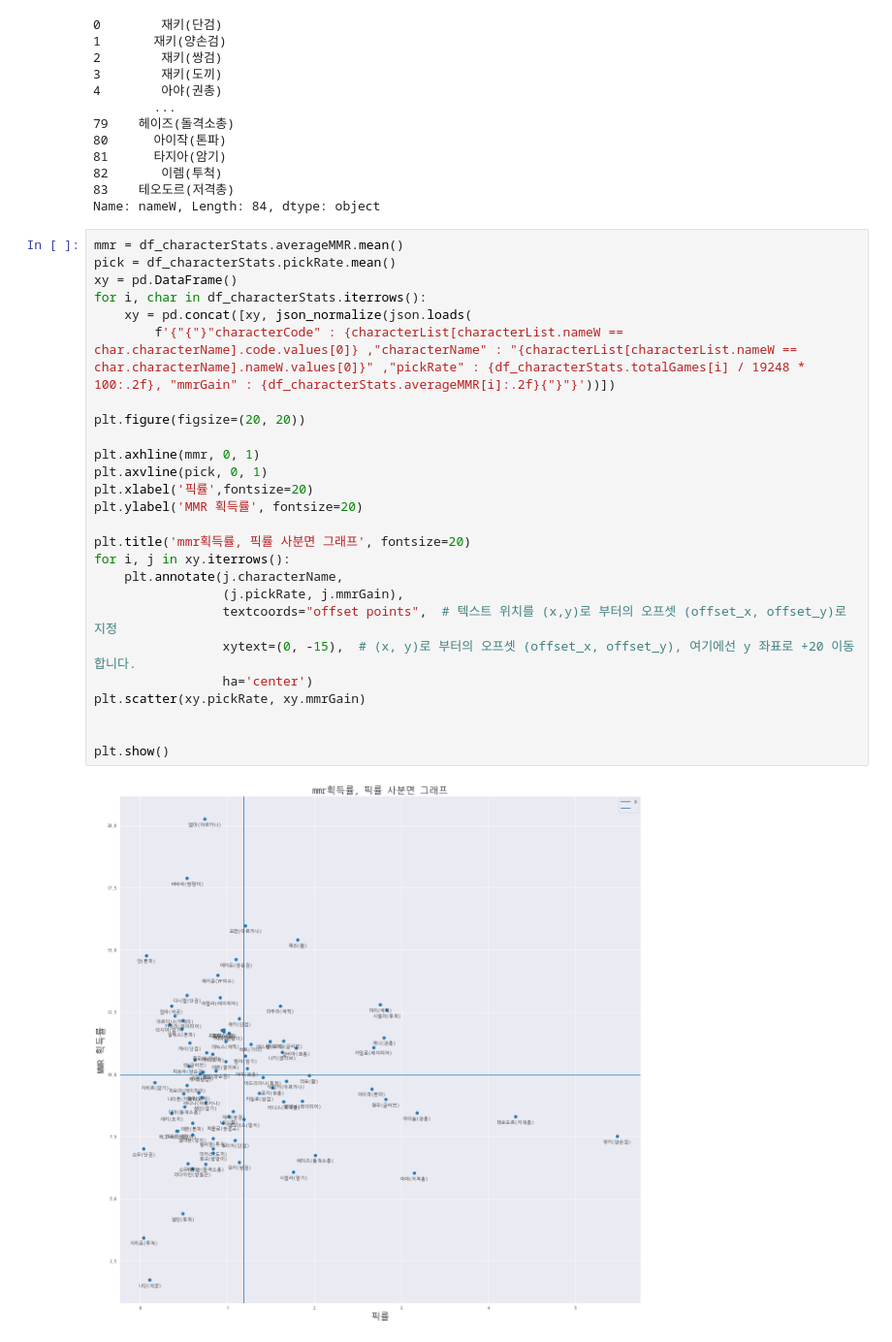
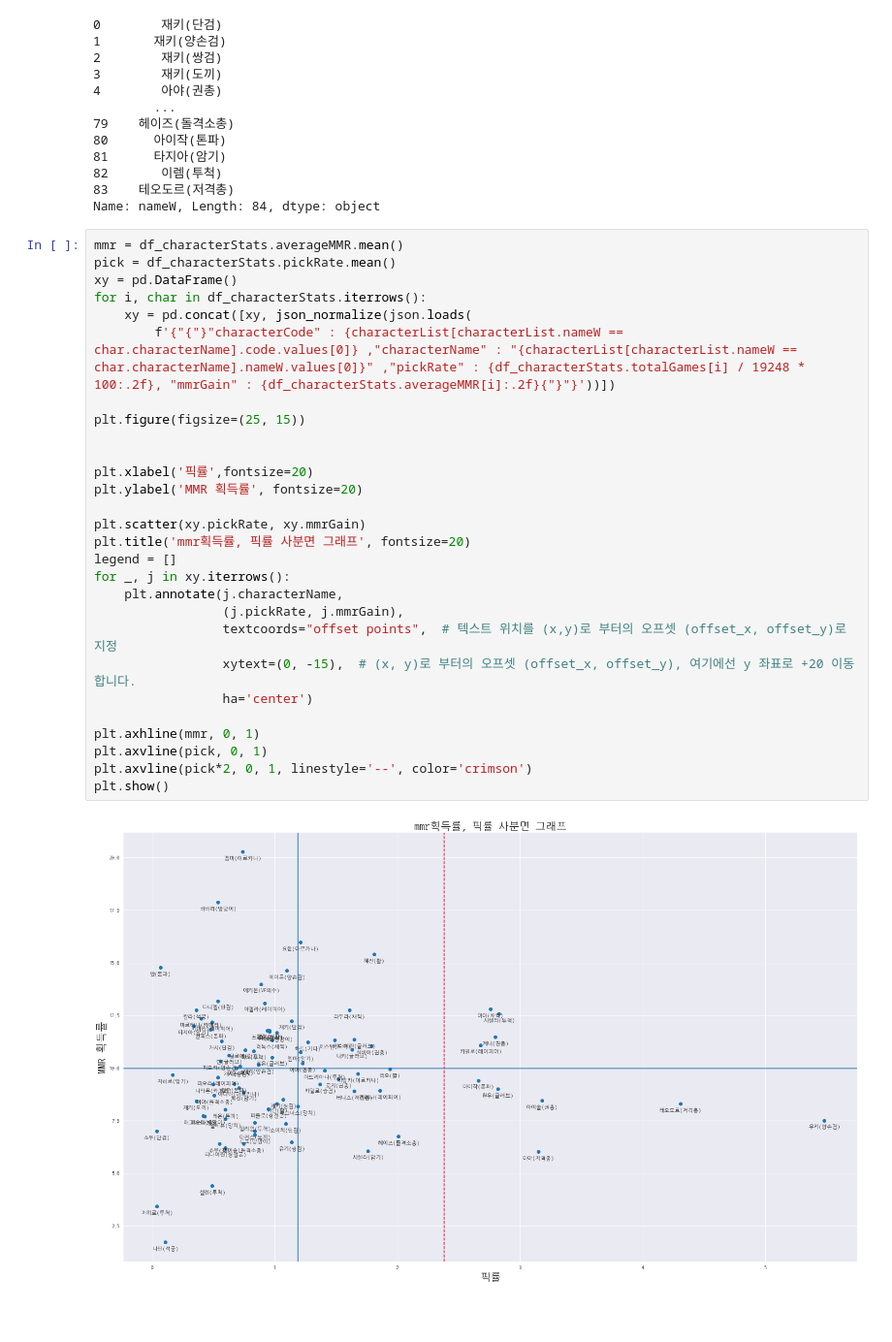
Before and after one commit to discipliner/webCrawling, a Jupyter notebook: analysis.ipynb, the cells around one changed output. Shown at 97% size. Cells and saved outputs as stored; diff of their text form; blank space fills up the shorter version.

```diff
--- a/analysis.ipynb
+++ b/analysis.ipynb
@@ -786,28 +786,30 @@ Name: nameW, Length: 84, dtype: object
 # %%
 mmr = df_characterStats.averageMMR.mean()
 pick = df_characterStats.pickRate.mean()
 xy = pd.DataFrame()
 for i, char in df_characterStats.iterrows():
     xy = pd.concat([xy, json_normalize(json.loads(
         f'{"{"}"characterCode" : {characterList[characterList.nameW == char.characterName].code.values[0]} ,"characterName" : "{characterList[characterList.nameW == char.characterName].nameW.values[0]}" ,"pickRate" : {df_characterStats.totalGames[i] / 19248 * 100:.2f}, "mmrGain" : {df_characterStats.averageMMR[i]:.2f}{"}"}'))])
 
-plt.figure(figsize=(20, 20))
+plt.figure(figsize=(25, 15))
 
-plt.axhline(mmr, 0, 1)
-plt.axvline(pick, 0, 1)
+
 plt.xlabel('픽률',fontsize=20)
 plt.ylabel('MMR 획득률', fontsize=20)
 
+plt.scatter(xy.pickRate, xy.mmrGain)
 plt.title('mmr획득률, 픽률 사분면 그래프', fontsize=20)
-for i, j in xy.iterrows():
+legend = []
+for _, j in xy.iterrows():
     plt.annotate(j.characterName,
                  (j.pickRate, j.mmrGain),
                  textcoords="offset points",  # 텍스트 위치를 (x,y)로 부터의 오프셋 (offset_x, offset_y)로 지정
                  xytext=(0, -15),  # (x, y)로 부터의 오프셋 (offset_x, offset_y), 여기에선 y 좌표로 +20 이동합니다.
                  ha='center')
-plt.scatter(xy.pickRate, xy.mmrGain)
 
-
+plt.axhline(mmr, 0, 1)
+plt.axvline(pick, 0, 1)
+plt.axvline(pick*2, 0, 1, linestyle='--', color='crimson')
 plt.show()
 # %% [output]
-[figure, old version]
+[figure, new version]
```
Also changed, not shown: parts of 5 cells of this notebook, 1 other file.
